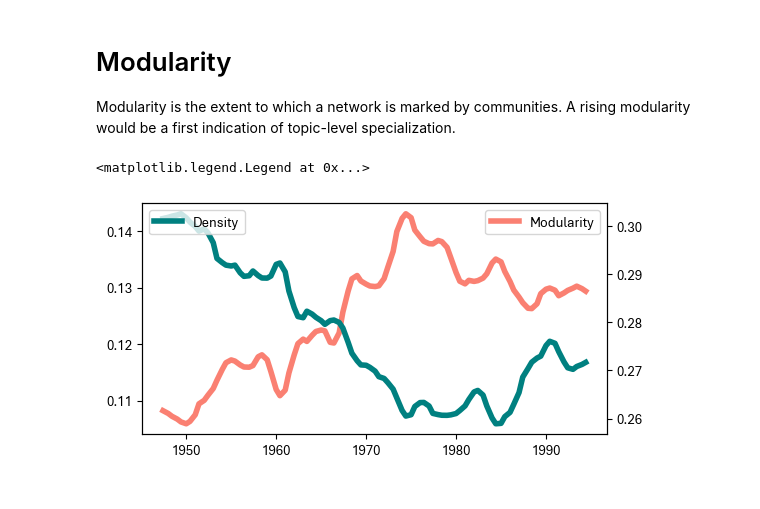
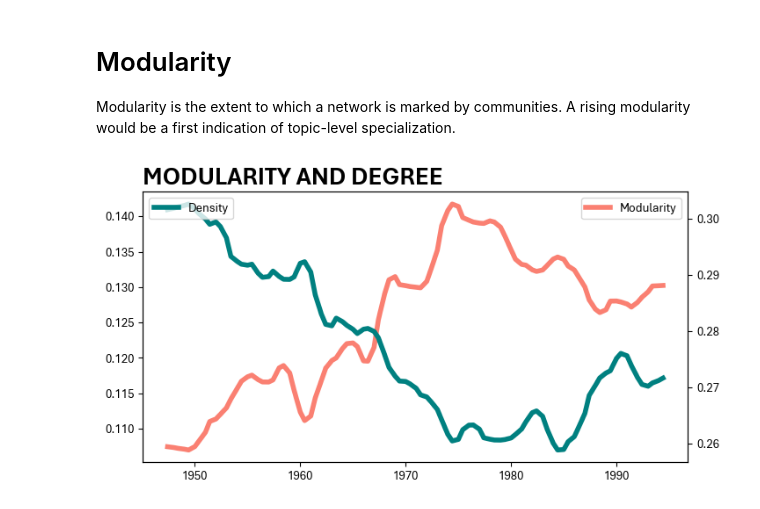
Before and after one commit to rubenros1795/linkage, a Jupyter notebook: 002_modularity.ipynb, the cells around one changed output. Drawn from its saved outputs; the diff is of its cells as text; code cells hidden in the pictures.

```diff
--- a/002_modularity.ipynb
+++ b/002_modularity.ipynb
@@ -52,14 +52,15 @@ def get_ds(v):
 df_degree = dists.groupby(dists.index).apply(lambda g: get_ds(g.to_numpy())).reset_index(name='degree')
 df_modul = dists.groupby(dists.index).apply(lambda g: get_mod(g.to_numpy())).reset_index(name='modularity')
 # %%
-f, a = plt.subplots(1,1,figsize=(6,3))
+f, a = plt.subplots(1,1,figsize=(8,4))
 a.plot(df_modul['index'], adaptive_filter(df_modul.modularity,span=35),color='salmon',label='Modularity',lw=4)
 aa = a.twinx()
 aa.plot(df_degree['index'], adaptive_filter(df_degree.degree,span=35),color='teal',label='Density',lw=4)
 aa.legend(loc='upper left')
 a.legend(loc='upper right')
+a.set_title('MODULARITY AND DEGREE',fontweight='bold',fontsize=20,loc='left')
 
-# plt.savefig('figs/linkage-m-nw.pdf',dpi=400,bbox_inches='tight')
+plt.savefig('figs/mod-degs.png',dpi=400)
+plt.show()
 # %% [output]
-<matplotlib.legend.Legend at 0x...>
-[figure, old version]
+[figure, new version]
```
Also changed, not shown: 7 other files.
